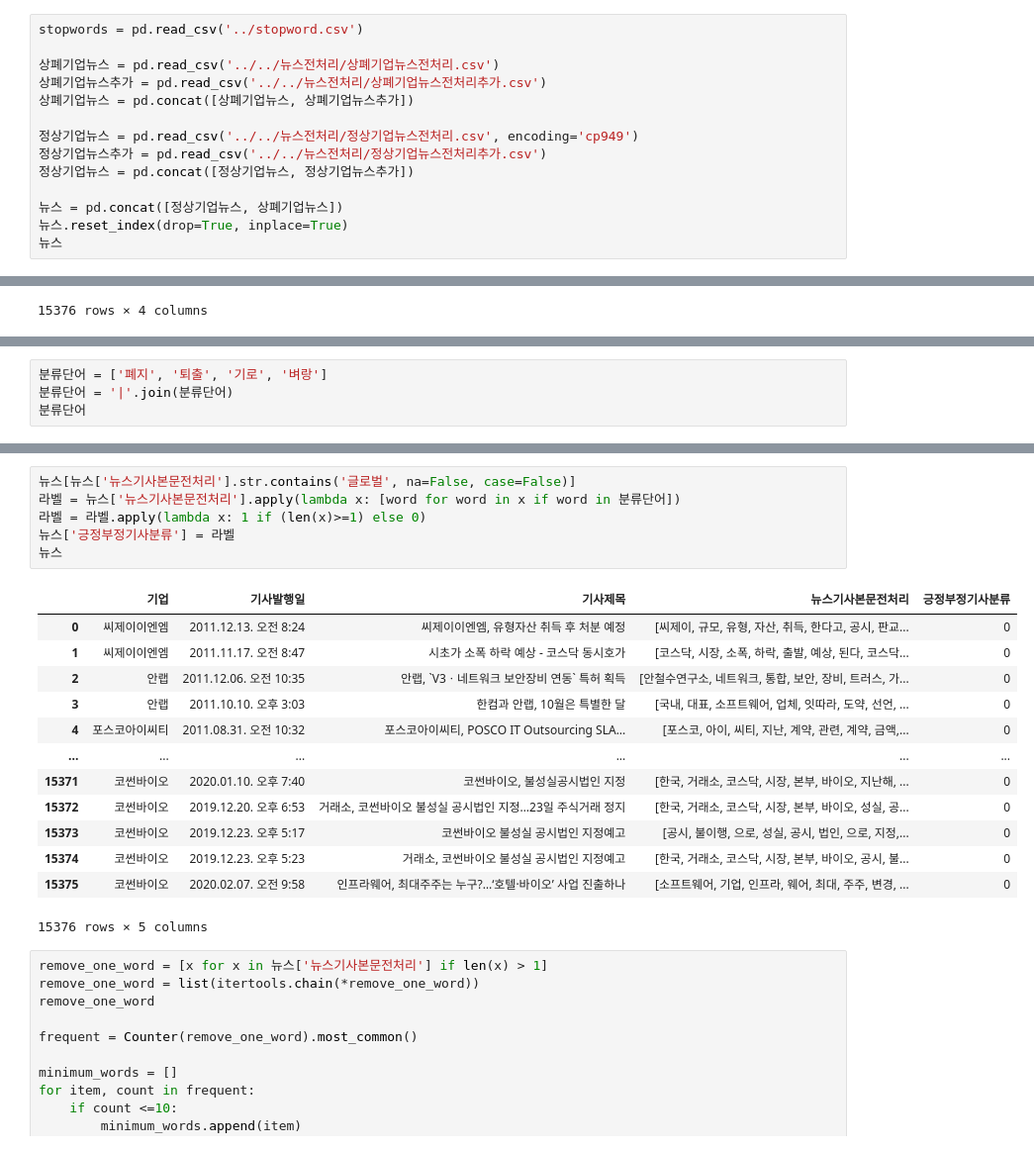
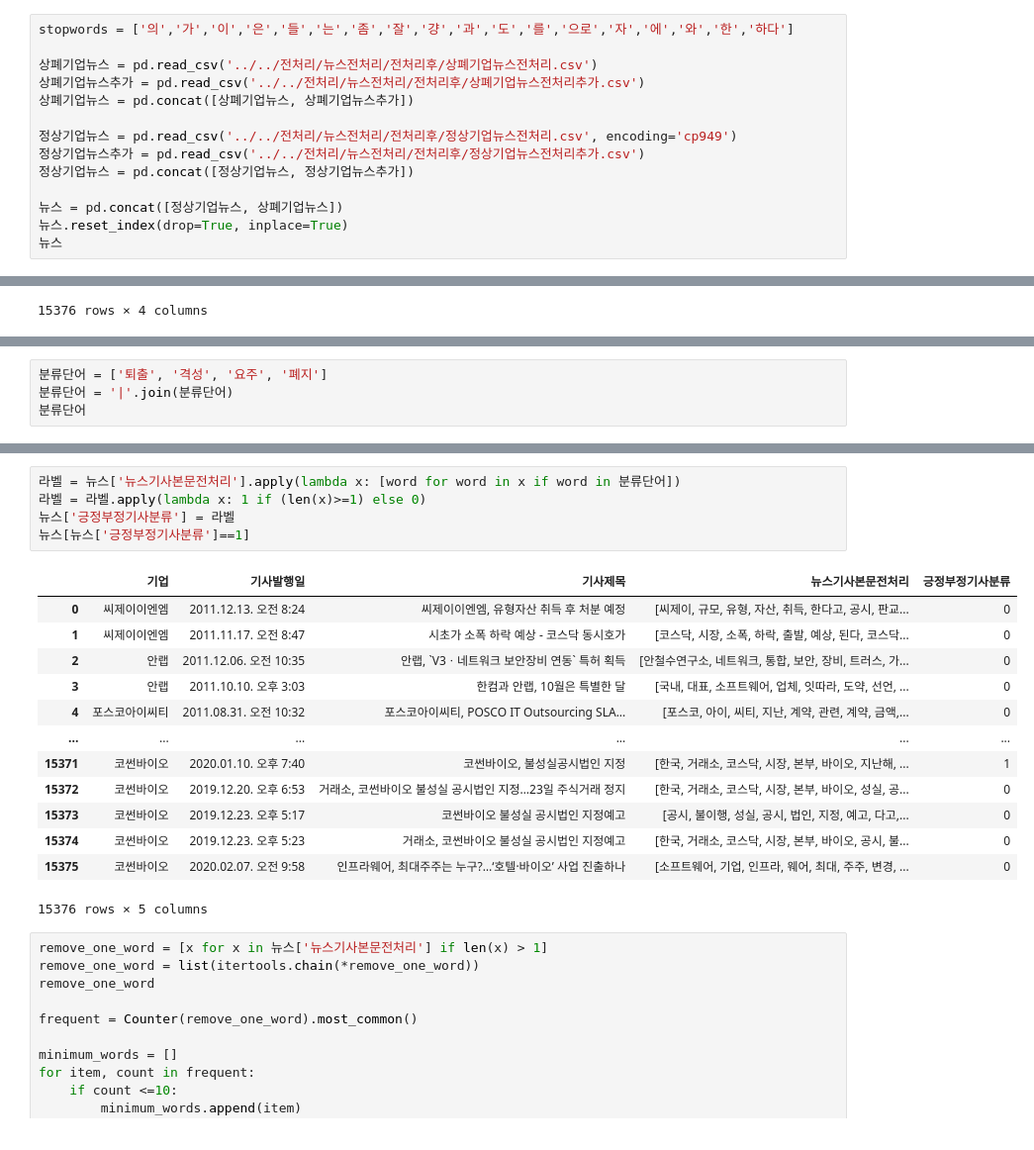
Before and after one commit to YJ-97/Corporate_Bankruptcy_Prediction, a Jupyter notebook: word2vec/mecab/c-lstm_mecab.ipynb, the cells around one changed output, grey strips where cells are left out. Shown at 99% size. Drawn from its saved outputs; the diff is of its cells as text.

```diff
--- a/word2vec/mecab/c-lstm_mecab.ipynb
+++ b/word2vec/mecab/c-lstm_mecab.ipynb
@@ -19,14 +19,14 @@ from sklearn.model_selection import train_test_split
 from tensorflow.keras.preprocessing import sequence
 from tensorflow.keras.preprocessing.text import Tokenizer
 # %%
-stopwords = pd.read_csv('../stopword.csv')
+stopwords = ['의','가','이','은','들','는','좀','잘','걍','과','도','를','으로','자','에','와','한','하다']
 
-상폐기업뉴스 = pd.read_csv('../../뉴스전처리/상폐기업뉴스전처리.csv')
-상폐기업뉴스추가 = pd.read_csv('../../뉴스전처리/상폐기업뉴스전처리추가.csv')
+상폐기업뉴스 = pd.read_csv('../../전처리/뉴스전처리/전처리후/상폐기업뉴스전처리.csv')
+상폐기업뉴스추가 = pd.read_csv('../../전처리/뉴스전처리/전처리후/상폐기업뉴스전처리추가.csv')
 상폐기업뉴스 = pd.concat([상폐기업뉴스, 상폐기업뉴스추가])
 
-정상기업뉴스 = pd.read_csv('../../뉴스전처리/정상기업뉴스전처리.csv', encoding='cp949')
-정상기업뉴스추가 = pd.read_csv('../../뉴스전처리/정상기업뉴스전처리추가.csv')
+정상기업뉴스 = pd.read_csv('../../전처리/뉴스전처리/전처리후/정상기업뉴스전처리.csv', encoding='cp949')
+정상기업뉴스추가 = pd.read_csv('../../전처리/뉴스전처리/전처리후/정상기업뉴스전처리추가.csv')
 정상기업뉴스 = pd.concat([정상기업뉴스, 정상기업뉴스추가])
 
 뉴스 = pd.concat([정상기업뉴스, 상폐기업뉴스])
@@ -83,5 +83,5 @@ plt.show()
 # %%
-분류단어 = ['폐지', '퇴출', '기로', '벼랑']
+분류단어 = ['퇴출', '격성', '요주', '폐지']
 분류단어 = '|'.join(분류단어)
 분류단어
 # %% [output]
@@ -89,20 +89,19 @@ plt.show()
 # %%
-뉴스[뉴스['뉴스기사본문전처리'].str.contains('글로벌', na=False, case=False)]
 라벨 = 뉴스['뉴스기사본문전처리'].apply(lambda x: [word for word in x if word in 분류단어])
 라벨 = 라벨.apply(lambda x: 1 if (len(x)>=1) else 0)
 뉴스['긍정부정기사분류'] = 라벨
-뉴스
+뉴스[뉴스['긍정부정기사분류']==1]
 # %% [output]
 |  | 기업 | 기사발행일 | 기사제목 | 뉴스기사본문전처리 | 긍정부정기사분류 |
 | 0 | 씨제이이엔엠 | 2011.12.13. 오전 8:24 | 씨제이이엔엠, 유형자산 취득 후 처분 예정 | [씨제이, 규모, 유형, 자산, 취득, 한다고, 공시, 판교... | 0 |
 | 1 | 씨제이이엔엠 | 2011.11.17. 오전 8:47 | 시초가 소폭 하락 예상 - 코스닥 동시호가 | [코스닥, 시장, 소폭, 하락, 출발, 예상, 된다, 코스닥... | 0 |
 | 2 | 안랩 | 2011.12.06. 오전 10:35 | 안랩, `V3ㆍ네트워크 보안장비 연동` 특허 획득 | [안철수연구소, 네트워크, 통합, 보안, 장비, 트러스, 가... | 0 |
 | 3 | 안랩 | 2011.10.10. 오후 3:03 | 한컴과 안랩, 10월은 특별한 달 | [국내, 대표, 소프트웨어, 업체, 잇따라, 도약, 선언, ... | 0 |
 | 4 | 포스코아이씨티 | 2011.08.31. 오전 10:32 | 포스코아이씨티, POSCO IT Outsourcing SLA... | [포스코, 아이, 씨티, 지난, 계약, 관련, 계약, 금액,... | 0 |
 | ... | ... | ... | ... | ... | ... |
-| 15371 | 코썬바이오 | 2020.01.10. 오후 7:40 | 코썬바이오, 불성실공시법인 지정 | [한국, 거래소, 코스닥, 시장, 본부, 바이오, 지난해, ... | 0 |
+| 15371 | 코썬바이오 | 2020.01.10. 오후 7:40 | 코썬바이오, 불성실공시법인 지정 | [한국, 거래소, 코스닥, 시장, 본부, 바이오, 지난해, ... | 1 |
 | 15372 | 코썬바이오 | 2019.12.20. 오후 6:53 | 거래소, 코썬바이오 불성실 공시법인 지정…23일 주식거래 정지 | [한국, 거래소, 코스닥, 시장, 본부, 바이오, 성실, 공... | 0 |
-| 15373 | 코썬바이오 | 2019.12.23. 오후 5:17 | 코썬바이오 불성실 공시법인 지정예고 | [공시, 불이행, 으로, 성실, 공시, 법인, 으로, 지정,... | 0 |
+| 15373 | 코썬바이오 | 2019.12.23. 오후 5:17 | 코썬바이오 불성실 공시법인 지정예고 | [공시, 불이행, 성실, 공시, 법인, 지정, 예고, 다고,... | 0 |
 | 15374 | 코썬바이오 | 2019.12.23. 오후 5:23 | 거래소, 코썬바이오 불성실 공시법인 지정예고 | [한국, 거래소, 코스닥, 시장, 본부, 바이오, 공시, 불... | 0 |
 | 15375 | 코썬바이오 | 2020.02.07. 오전 9:58 | 인프라웨어, 최대주주는 누구?…‘호텔·바이오’ 사업 진출하나 | [소프트웨어, 기업, 인프라, 웨어, 최대, 주주, 변경, ... | 0 |
 15376 rows × 5 columns
```
Also changed, not shown: parts of 10 cells of this notebook, 6 other files.
